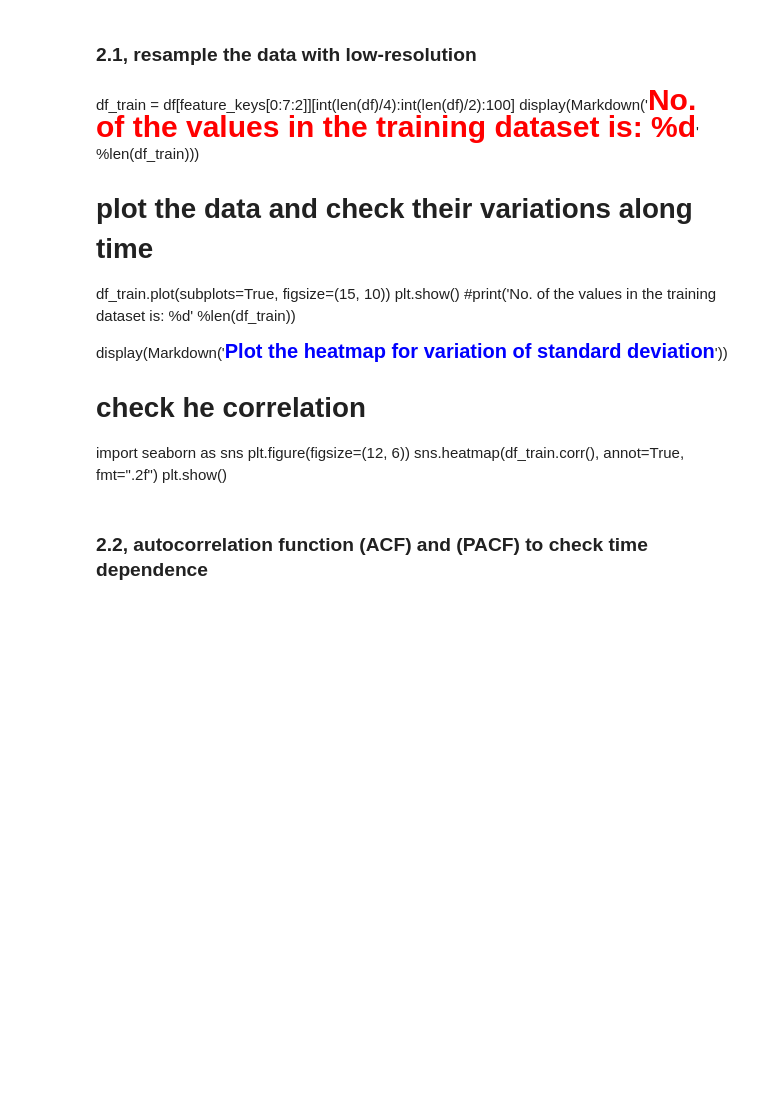
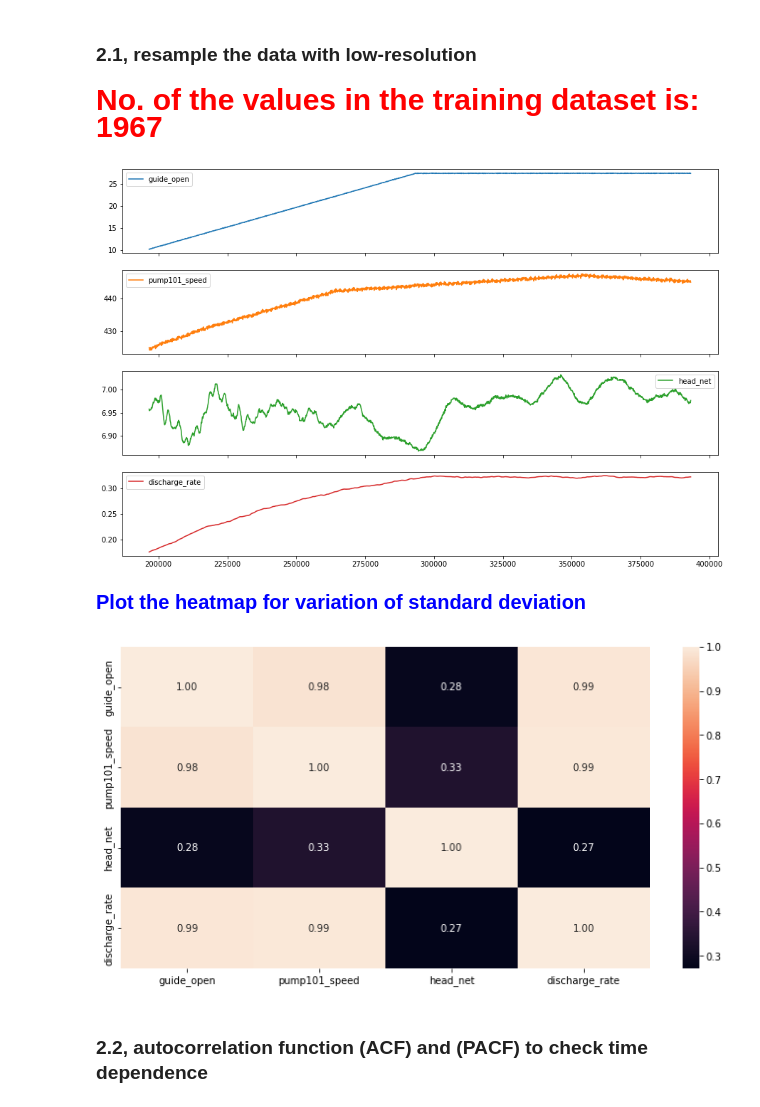
Before and after one commit to wengangmao/vattenfall, a Jupyter notebook: _build/jupyter_execute/contents/codes/tensorflow_simple.ipynb, the cells around one changed output. Cells and saved outputs as stored; diff of their text form; code cells hidden in the pictures; blank space fills up the shorter version.

```diff
--- a/_build/jupyter_execute/contents/codes/tensorflow_simple.ipynb
+++ b/_build/jupyter_execute/contents/codes/tensorflow_simple.ipynb
@@ -52,21 +49,26 @@ fig2 = plot_features.plot(subplots=True, figsize=(15, 10))
 ## 2, Preprocessing data: normalize, train, validation, test, etc.
 # %% [markdown]
 ### 2.1, resample the data with low-resolution
-# %% [markdown]
-df_train = df[feature_keys[0:7:2]][int(len(df)/4):int(len(df)/2):100]
-display(Markdown('<span style="color:red; font-size:30px">**No. of the values in the training dataset is: %d**</span>' %len(df_train)))
-
-# plot the data and check their variations along time
-df_train.plot(subplots=True, figsize=(15, 10))
-plt.show()
-#print('No. of the values in the training dataset is: %d' %len(df_train))
-
-display(Markdown('<span style="color:blue; font-size:20px">**Plot the heatmap for variation of standard deviation**</span>'))
-# check he correlation
-import seaborn as sns
-plt.figure(figsize=(12, 6))
-sns.heatmap(df_train.corr(), annot=True, fmt=".2f")
-plt.show()
+# %%
+df_train = df[feature_keys[0:7:2]][int(len(df)/4):int(len(df)/2):100]
+display(Markdown('<span style="color:red; font-size:30px">**No. of the values in the training dataset is: %d**</span>' %len(df_train)))
+
+# plot the data and check their variations along time
+df_train.plot(subplots=True, figsize=(15, 10))
+plt.show()
+#print('No. of the values in the training dataset is: %d' %len(df_train))
+
+display(Markdown('<span style="color:blue; font-size:20px">**Plot the heatmap for variation of standard deviation**</span>'))
+# check he correlation
+import seaborn as sns
+plt.figure(figsize=(12, 6))
+sns.heatmap(df_train.corr(), annot=True, fmt=".2f")
+plt.show()
+# %% [output]
+<span style="color:red; font-size:30px">**No. of the values in the training dataset is: 1967**</span>
+[figure, added]
+<span style="color:blue; font-size:20px">**Plot the heatmap for variation of standard deviation**</span>
+[figure, added]
 # %% [markdown]
 ### 2.2, autocorrelation function (ACF) and (PACF) to check time dependence
 # %%
```
Also changed, not shown: parts of 3 cells of this notebook, 12 other files.
